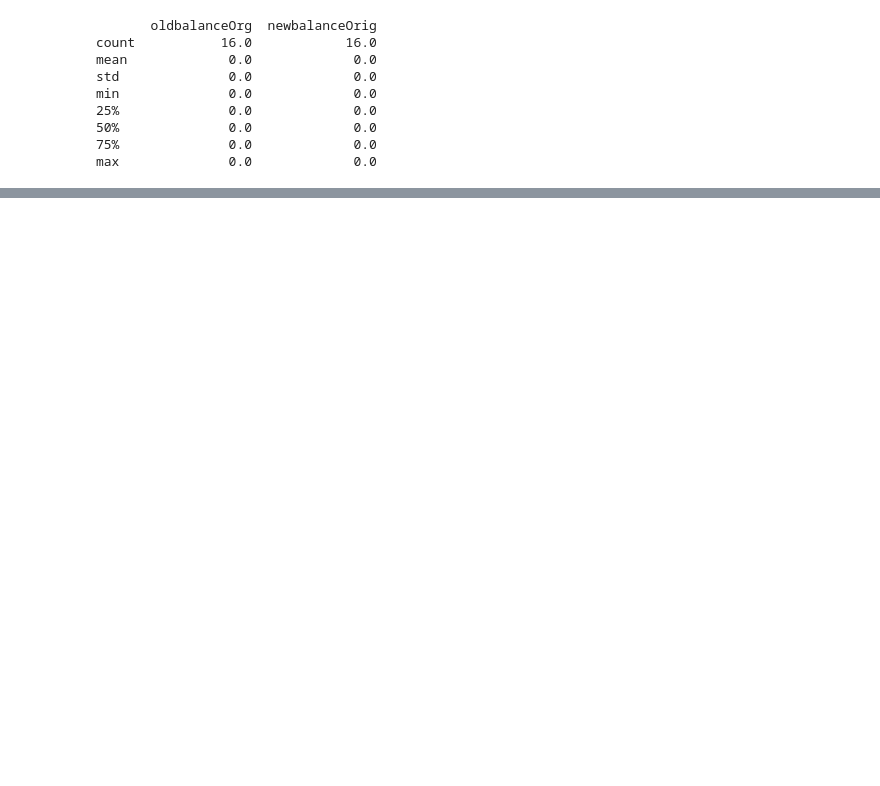
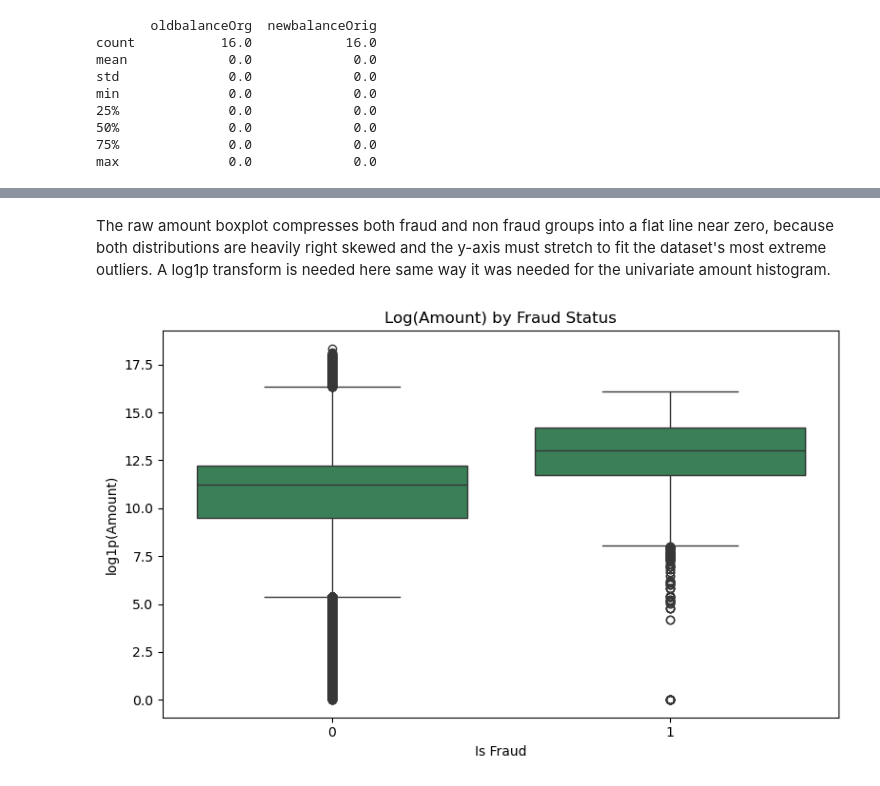
Before and after one commit to amirbenston/Financial-Fraud, a Jupyter notebook: notebooks/eda.ipynb, the cells around one changed output, grey strips where cells are left out. Cells and saved outputs as stored; diff of their text form; code cells hidden in the pictures; blank space fills up the shorter version.

```diff
--- a/notebooks/eda.ipynb
+++ b/notebooks/eda.ipynb
@@ -301,0 +405,29 @@ max              0.0             0.0
+# %% [markdown]
+The raw amount boxplot compresses both fraud and non fraud groups into a flat line near zero, because both distributions are heavily right skewed and the y-axis must stretch to fit the dataset's most extreme outliers. A log1p transform is needed here same way it was needed for the univariate amount histogram.
+# %%
+# 2c. Log-scaled version since raw amount is so skewed the boxplot above is hard to read
+fig, ax = mattyp.subplots(figsize=(8, 5))
+# creates a single figure and axes object sized 8 by 5 inches
+# fig is the overall figure container, ax is the specific plot area we draw onto below
+sns.boxplot(data=financial_fraud, x='isFraud', y=np.log1p(financial_fraud['amount']), color='seagreen', ax=ax)
+# draws a boxplot comparing amount between fraud and non fraud transactions, same as 2b
+# np.log1p(amount) applies a log1p transform (ln(x+1)) directly inside the plot call, compressing
+# the extreme right skew so the median and IQR of each group become visible instead of squashed near zero
+# axax tells seaborn to draw onto our explicit axes object instead of an implicit current one
+ax.set_title('Log(Amount) by Fraud Status')
+# sets the chart title
+ax.set_xlabel('Is Fraud')
+# labels the x-axis
+ax.set_ylabel('log1p(Amount)')
+# labels the y-axis, noting these are log transformed values, not raw dollar amounts
+mattyp.tight_layout()
+# automatically adjusts spacing so the title and axis labels don't get cut off or overlap
+mattyp.savefig('../Visualizations/06bivariate_logamount_by_fraud.png')
+# saves the figure as a PNG file into the Visualizations folder
+mattyp.show()
+# displays the figure in the notebook's output so it renders when the notebook is viewed
+mattyp.close(fig)
+# closes this specific figure object to free up memory and prevent it from
+# interfering with the next plot created later in the notebook
+# %% [output]
+[figure, added]
```
Also changed, not shown: parts of 19 cells of this notebook, 10 other files.
